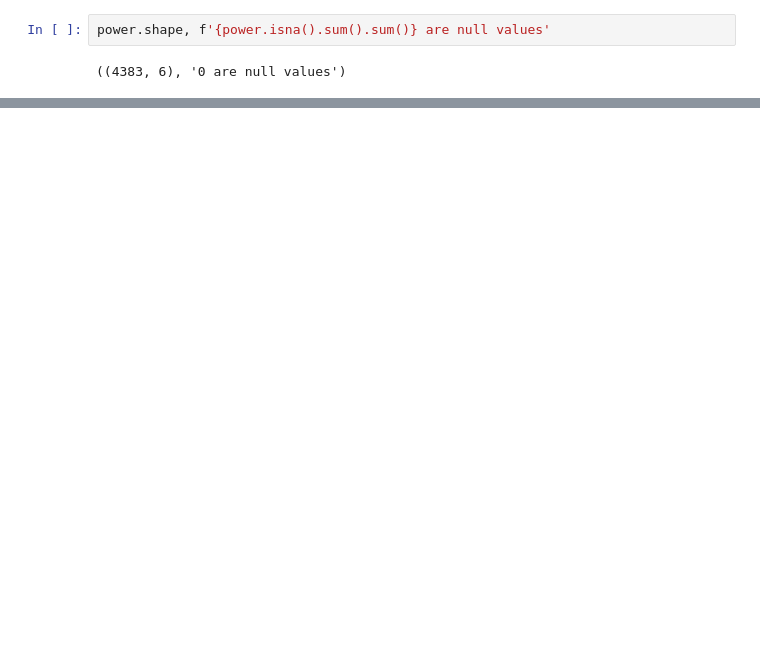
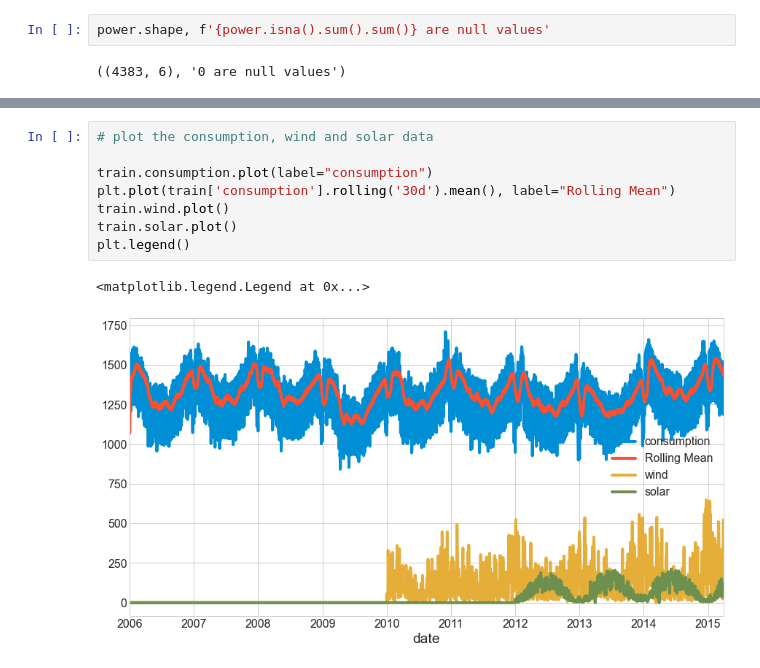
Before and after one commit to VelasquezAlejandro044/time-series-exercises, a Jupyter notebook: explore.ipynb, the cells around one changed output, grey strips where cells are left out. Drawn from its saved outputs; the diff is of its cells as text; blank space fills up the shorter version.

```diff
--- a/explore.ipynb
+++ b/explore.ipynb
@@ -453,0 +487,11 @@ power.shape, f'{power.isna().sum().sum()} are null values'
+# %%
+# plot the consumption, wind and solar data
+
+train.consumption.plot(label="consumption")
+plt.plot(train['consumption'].rolling('30d').mean(), label="Rolling Mean")
+train.wind.plot()
+train.solar.plot()
+plt.legend()
+# %% [output]
+<matplotlib.legend.Legend at 0x...>
+[figure, added]
```
Also changed, not shown: parts of 13 cells of this notebook.
